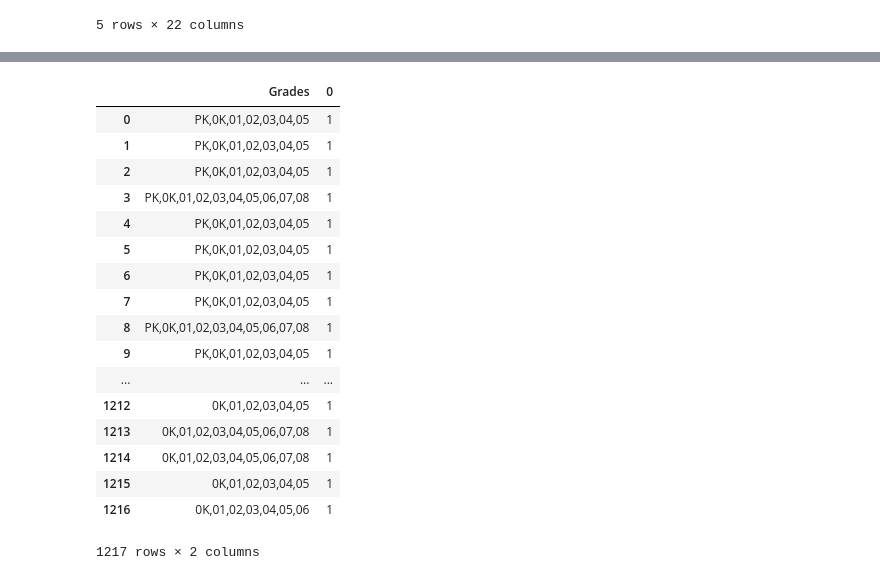
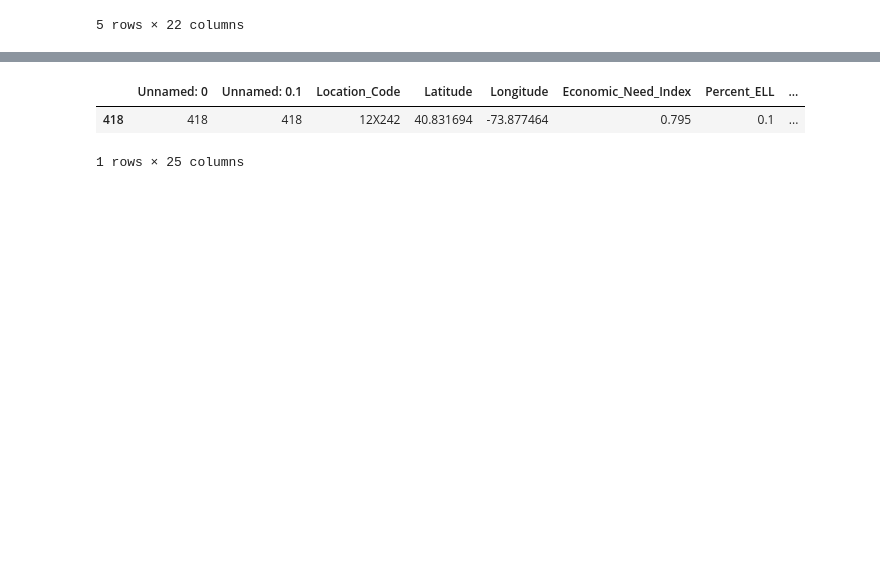
Before and after one commit to elenasm7/Linear-Regression-NYC-Schools, a Jupyter notebook: Linear_Regression_Notebook_1.ipynb, the cells around one changed output, grey strips where cells are left out. Saved outputs shown, nothing was run; the diff lists cells and outputs as text; code cells hidden in the pictures; blank space fills up the shorter version.

Commit message:
fix errors with file, read in data

```diff
--- a/Linear_Regression_Notebook_1.ipynb
+++ b/Linear_Regression_Notebook_1.ipynb
@@ -879 +772,5 @@ kaggle_data_df_short.head()
+# %%
+new_kaggle_data = pd.read_csv('Data/kaggle_data_with_dummies_n_grades.csv')
+# %%
+new_kaggle_data.Grades = new_kaggle_data.Grades.apply(lambda x: x.replace(',SE','').replace(',K',''))
 # %%
@@ -899,12 +796,12 @@ Name: Grades, dtype: int64
 # %%
 test_cats=[]
 test_throw=[]
-for i in kaggle_data_df_short.Grades:
+for i in new_kaggle_data.Grades:
     if (i[:2] in ['PK','0K','01','02','03','04','05','06']) and (i[-2:] not in ['10','11','12']):
-        test_cats.append(1)
-    elif (i[:2] in ['05','06','07']) and (i[-2:] in ['10','11','12']):
-        test_cats.append(2)
+        test_cats.append('Elem_Middle')
+    elif (i[:2] in ['05','06','07','08','09']) and (i[-2:] in ['10','11','12']):
+        test_cats.append('with_high')
     elif (i[:2] in ['0K','01','PK','02','03','04']) and (i[-2:] in ['10','11','12']):
-        test_cats.append(3)
+        test_cats.append('K_to_12')
     else:
-        test_cats.append(1)
+        test_cats.append('wrong')
@@ -912,0 +808,3 @@ test_cats_num = pd.Series(test_cats)
+# %%
+test_cats_num = pd.DataFrame(test_cats)
+test_cats_num.rename(columns={0:'Grade_Cat'},inplace=True)
@@ -930,23 +827,11 @@ dtype: int64
 # %%
-new_df = pd.concat([kaggle_data_df_short.Grades,test_cats_num],axis=1)
+new_df = pd.concat([new_kaggle_data,test_cats_num],axis=1)
 new_df
+# ['07X551']
 # len(kaggle_data_df_short.Grades),len(test_cats_num)
+new_df[new_df['Location_Code'] == '12X242']
+# new_df[new_df['Location_Code'] == '07X551']
 # %% [output]
-|  | Grades | 0 |
-| 0 | PK,0K,01,02,03,04,05 | 1 |
-| 1 | PK,0K,01,02,03,04,05 | 1 |
-| 2 | PK,0K,01,02,03,04,05 | 1 |
-| 3 | PK,0K,01,02,03,04,05,06,07,08 | 1 |
-| 4 | PK,0K,01,02,03,04,05 | 1 |
-| 5 | PK,0K,01,02,03,04,05 | 1 |
-| 6 | PK,0K,01,02,03,04,05 | 1 |
-| 7 | PK,0K,01,02,03,04,05 | 1 |
-| 8 | PK,0K,01,02,03,04,05,06,07,08 | 1 |
-| 9 | PK,0K,01,02,03,04,05 | 1 |
-| ... | ... | ... |
-| 1212 | 0K,01,02,03,04,05 | 1 |
-| 1213 | 0K,01,02,03,04,05,06,07,08 | 1 |
-| 1214 | 0K,01,02,03,04,05,06,07,08 | 1 |
-| 1215 | 0K,01,02,03,04,05 | 1 |
-| 1216 | 0K,01,02,03,04,05,06 | 1 |
+|  | Unnamed: 0 | Unnamed: 0.1 | Location_Code | Latitude | Longitude | Economic_Need_Index | Percent_ELL | ... |
+| 418 | 418 | 418 | 12X242 | 40.831694 | -73.877464 | 0.795 | 0.1 | ... |
-1217 rows × 2 columns
+1 rows × 25 columns
```
Also changed, not shown: parts of 40 cells of this notebook.
